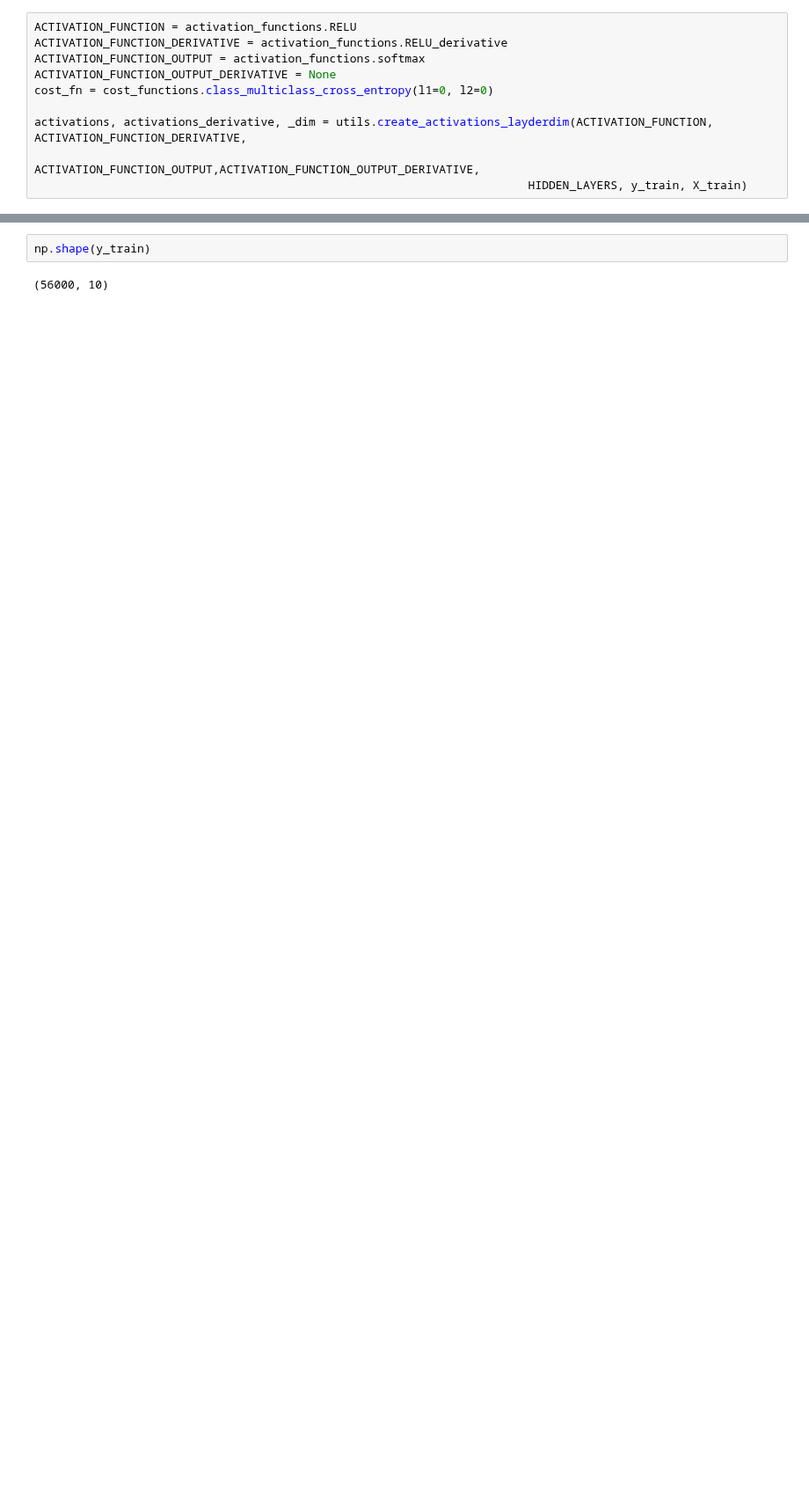
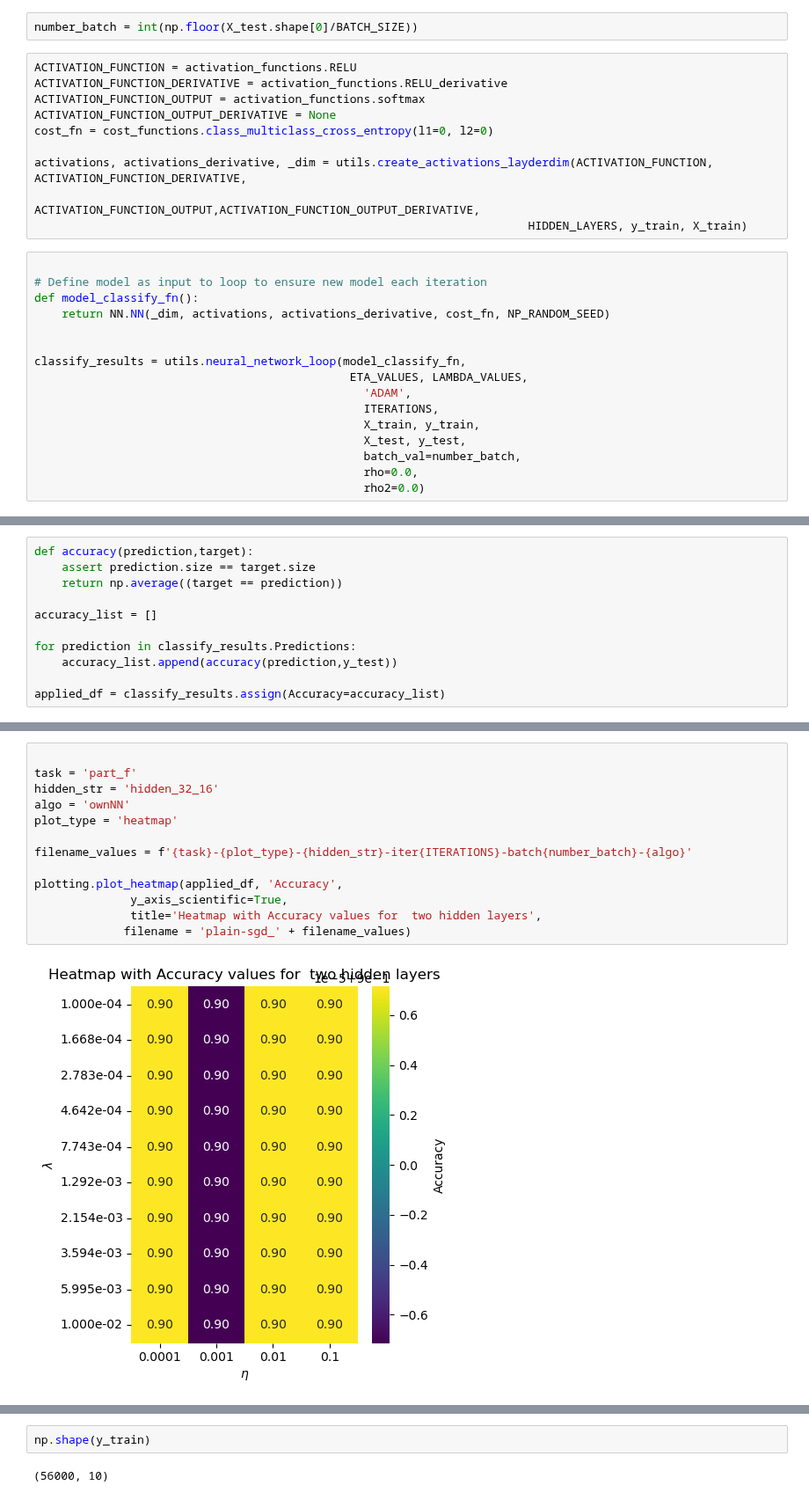
Before and after one commit to johtj/data_analysis_ml_projects, a Jupyter notebook: assignment2/Code/part_f_own_code.ipynb, the cells around one changed output, grey strips where cells are left out. Shown at 88% size. Saved outputs shown, nothing was run; the diff lists cells and outputs as text; blank space fills up the shorter version.

Commit message:
generated figure for accuracy

```diff
--- a/assignment2/Code/part_f_own_code.ipynb
+++ b/assignment2/Code/part_f_own_code.ipynb
@@ -41,6 +40,8 @@ array([[0., 0., 0., ..., 0., 0., 0.],
        [0., 1., 0., ..., 0., 0., 0.],
        [1., 0., 0., ..., 0., 0., 0.],
        [1., 0., 0., ..., 0., 0., 0.]], shape=(56000, 10))
+# %%
+number_batch = int(np.floor(X_test.shape[0]/BATCH_SIZE))
 # %%
 ACTIVATION_FUNCTION = activation_functions.RELU
 ACTIVATION_FUNCTION_DERIVATIVE = activation_functions.RELU_derivative
@@ -51,3 +52,19 @@ cost_fn = cost_functions.class_multiclass_cross_entropy(l1=0, l2=0)
 activations, activations_derivative, _dim = utils.create_activations_layderdim(ACTIVATION_FUNCTION, ACTIVATION_FUNCTION_DERIVATIVE,
                                                                         ACTIVATION_FUNCTION_OUTPUT,ACTIVATION_FUNCTION_OUTPUT_DERIVATIVE,
                                                                         HIDDEN_LAYERS, y_train, X_train)
+# %%
+
+# Define model as input to loop to ensure new model each iteration
+def model_classify_fn():
+    return NN.NN(_dim, activations, activations_derivative, cost_fn, NP_RANDOM_SEED)
+
+
+classify_results = utils.neural_network_loop(model_classify_fn,
+                                              ETA_VALUES, LAMBDA_VALUES,
+                                                'ADAM',
+                                                ITERATIONS,
+                                                X_train, y_train,
+                                                X_test, y_test,
+                                                batch_val=number_batch,
+                                                rho=0.0,
+                                                rho2=0.0)
@@ -53,0 +89,11 @@ activations, activations_derivative, _dim = utils.create_activations_layderdim(A
+# %%
+def accuracy(prediction,target):
+    assert prediction.size == target.size
+    return np.average((target == prediction))
+
+accuracy_list = []
+
+for prediction in classify_results.Predictions:
+    accuracy_list.append(accuracy(prediction,y_test))
+
+applied_df = classify_results.assign(Accuracy=accuracy_list)
@@ -54 +122,16 @@ activations, activations_derivative, _dim = utils.create_activations_layderdim(A
+# %%
+
+task = 'part_f'
+hidden_str = 'hidden_32_16'
+algo = 'ownNN'
+plot_type = 'heatmap'
+
+filename_values = f'{task}-{plot_type}-{hidden_str}-iter{ITERATIONS}-batch{number_batch}-{algo}'
+
+plotting.plot_heatmap(applied_df, 'Accuracy',
+              y_axis_scientific=True,
+              title='Heatmap with Accuracy values for  two hidden layers',
+             filename = 'plain-sgd_' + filename_values)
+# %% [output]
+[figure, added]
 # %%
```
Also changed, not shown: parts of 11 cells of this notebook, 3 other files.
